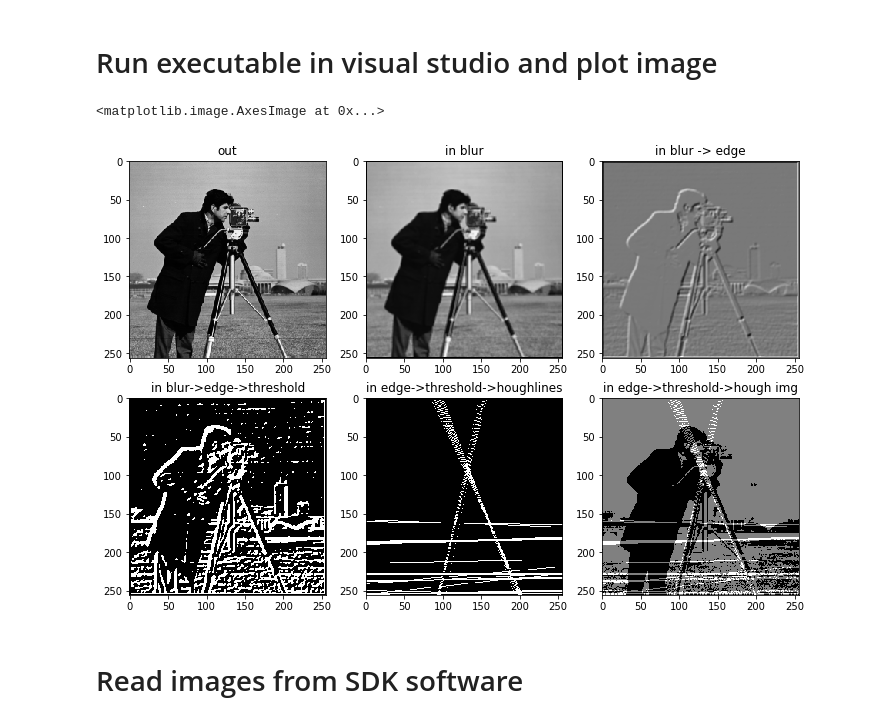
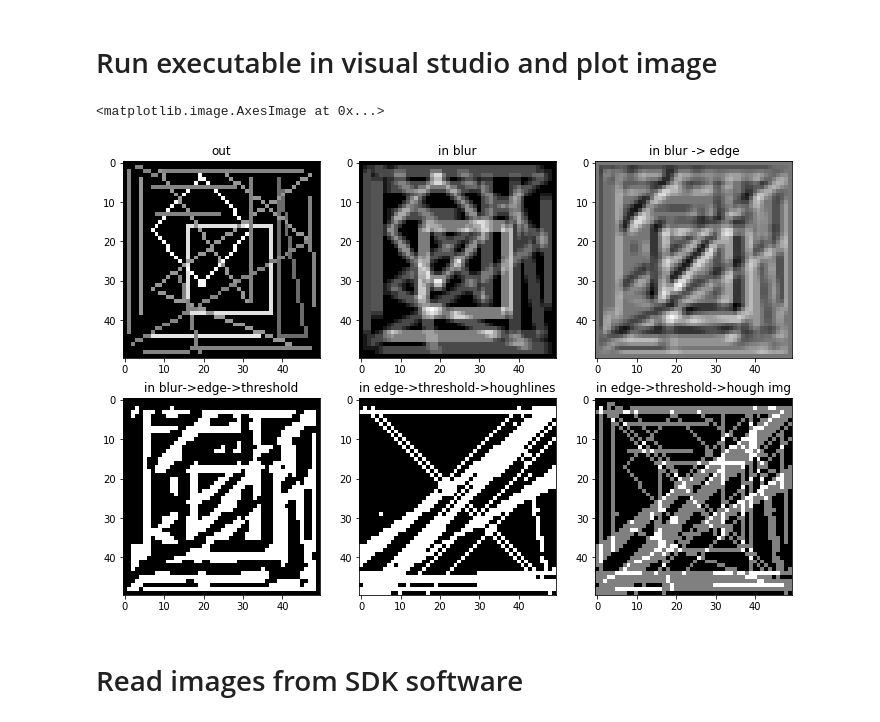
Before and after one commit to GuidoBallabio/embeddedPython, a Jupyter notebook: read_img_from_file.ipynb, the cells around one changed output. Drawn from its saved outputs; the diff is of its cells as text; code cells hidden in the pictures.

```diff
--- a/read_img_from_file.ipynb
+++ b/read_img_from_file.ipynb
@@ -10,8 +10,8 @@ import os
 # %% [markdown]
 # Run executable in visual studio and plot image
 # %%
-rows = 256
-cols = 256
+rows = 50
+cols = 50
 data_type = "int16"
 baseDir = "./zybo/build/Debug/"
 struct_type = "@H"
@@ -20,8 +20,7 @@ struct_type = "@H"
 #data = scipy.misc.ascent()
 
 #data = np.ones((5,10))*np.linspace(1,10,10)
-#data = cv.imread("./images/mini_shapes.png", cv.IMREAD_GRAYSCALE)
-data = cv.imread("./images/camera_man.png", cv.IMREAD_GRAYSCALE)
+data = cv.imread("./images/mini_shapes.png", cv.IMREAD_GRAYSCALE)
 
 data = np.array(data,dtype=data_type).reshape(-1)
 
@@ -39,34 +38,34 @@ programPath = os.path.join(baseDir,"main.exe")
 subprocess.call([programPath])
 
 ax = plt.subplot(2,3,2)
 ax.set_title("in blur")
 inp = np.fromfile("out_file_blur",dtype=data_type)
 plt.imshow(inp.reshape(rows,cols),cmap="gray")
 
 ax = plt.subplot(2,3,3)
 ax.set_title("in blur -> edge")
 inp = np.fromfile("out_file_blur_edge",dtype=data_type)
 plt.imshow(inp.reshape(rows,cols),cmap="gray")
 
 ax = plt.subplot(2,3,4)
 ax.set_title("in blur->edge->threshold")
 inp = np.fromfile("out_file_threshold",dtype=data_type)
 plt.imshow(inp.reshape(rows,cols),cmap="gray")
 
 ax = plt.subplot(2,3,5)
 ax.set_title("in edge->threshold->houghlines")
 inp = np.fromfile("out_file_hough_lines",dtype=data_type)
 plt.imshow(inp.reshape(rows,cols),cmap="gray")
 
 ax = plt.subplot(2,3,6)
 ax.set_title("in edge->threshold->hough img")
 inp = np.fromfile("out_file_hough_img",dtype=data_type)
 plt.imshow(inp.reshape(rows,cols),cmap="gray")
 
 # plt.savefig("PC_swtest.pdf")
 # %% [output]
 <matplotlib.image.AxesImage at 0x...>
-[figure, old version]
+[figure, new version]
 # %% [markdown]
 # Read images from SDK software
 # %% [markdown]
```
Also changed, not shown: parts of 3 cells of this notebook, 17 other files.
